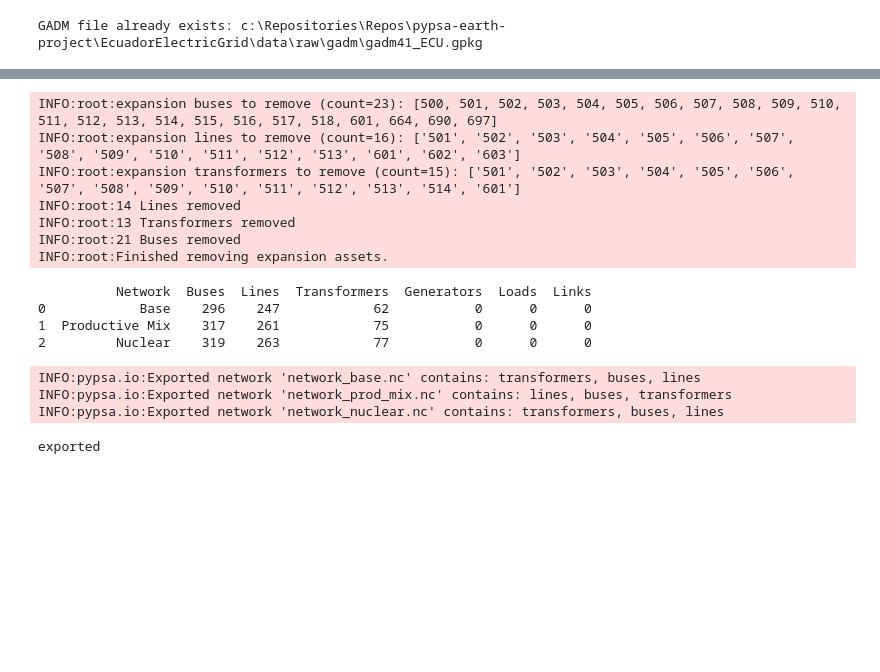
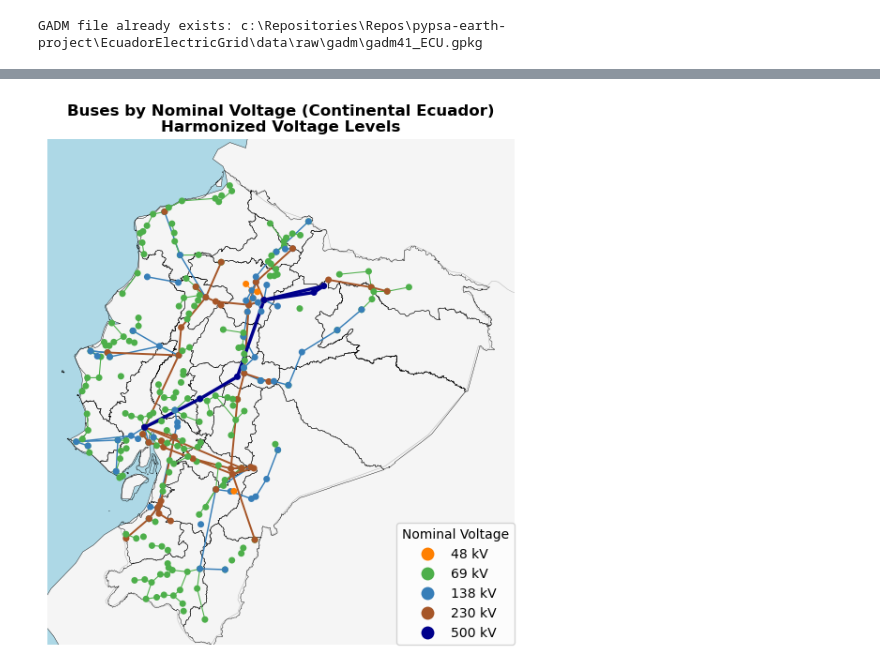
Before and after one commit to Fernando3161/EcuadorElectricGrid, a Jupyter notebook: notebooks/06_EC_network_plots.ipynb, the cells around one changed output, grey strips where cells are left out. Drawn from its saved outputs; the diff is of its cells as text; code cells hidden in the pictures; blank space fills up the shorter version.

```diff
--- a/notebooks/06_EC_network_plots.ipynb
+++ b/notebooks/06_EC_network_plots.ipynb
@@ -580,61 +266,8 @@ def remove_expansion_assets(
-# %%
-network_base = remove_expansion_assets(n_prod_mix, dirs)
-# %% [output]
-INFO:root:expansion buses to remove (count=23): [500, 501, 502, 503, 504, 505, 506, 507, 508, 509, 510, 511, 512, 513, 514, 515, 516, 517, 518, 601, 664, 690, 697]
-INFO:root:expansion lines to remove (count=16): ['501', '502', '503', '504', '505', '506', '507', '508', '509', '510', '511', '512', '513', '601', '602', '603']
-INFO:root:expansion transformers to remove (count=15): ['501', '502', '503', '504', '505', '506', '507', '508', '509', '510', '511', '512', '513', '514', '601']
-INFO:root:14 Lines removed
-INFO:root:13 Transformers removed
-INFO:root:21 Buses removed
-INFO:root:Finished removing expansion assets.
-# %%
-#compare the shape of the three networks for buses, lines and trafos
-import pandas as pd
-
-# Define a helper to get basic network element counts
-def net_summary(net, name):
-    return {
-        "Network": name,
-        "Buses": len(net.buses),
-        "Lines": len(net.lines),
-        "Transformers": len(net.transformers),
-        "Generators": len(net.generators),
-        "Loads": len(net.loads),
-        "Links": len(net.links)
-    }
-
-# Build a comparison table
-summary = pd.DataFrame([
-    net_summary(network_base, "Base"),
-    net_summary(network_prod_mix, "Productive Mix"),
-    net_summary(network_nuclear, "Nuclear")
-])
-
-# Display the result
-print(summary)
-# %% [output]
-          Network  Buses  Lines  Transformers  Generators  Loads  Links
-0            Base    296    247            62           0      0      0
-1  Productive Mix    317    261            75           0      0      0
-2         Nuclear    319    263            77           0      0      0
-# %%
-#drop them as nc objects so they can be loaded later
-# Save networks as NetCDF files (recommended PyPSA format)
-import os
-
-output_path = dirs["data/processed/networks"]
-
-# Ensure the directory exists
-os.makedirs(output_path, exist_ok=True)
-
-# Save each network to NetCDF in the output folder
-network_base.export_to_netcdf(os.path.join(output_path, "network_base.nc"))
-network_prod_mix.export_to_netcdf(os.path.join(output_path, "network_prod_mix.nc"))
-network_nuclear.export_to_netcdf(os.path.join(output_path, "network_nuclear.nc"))
-
-print("exported")
-# %% [output]
-INFO:pypsa.io:Exported network 'network_base.nc' contains: transformers, buses, lines
-INFO:pypsa.io:Exported network 'network_prod_mix.nc' contains: lines, buses, transformers
-INFO:pypsa.io:Exported network 'network_nuclear.nc' contains: transformers, buses, lines
-exported
+# %%
+plot_buses_and_lines_by_voltage(
+    network=networks_dict["network_snapped"],
+    title= "Buses by Nominal Voltage (Continental Ecuador)\nHarmonized Voltage Levels",
+    save_name= "02_EC_Grid_Snapped.png"
+)
+# %% [output]
+[figure, added]
```
Also changed, not shown: parts of 24 cells of this notebook, 7 other files.
